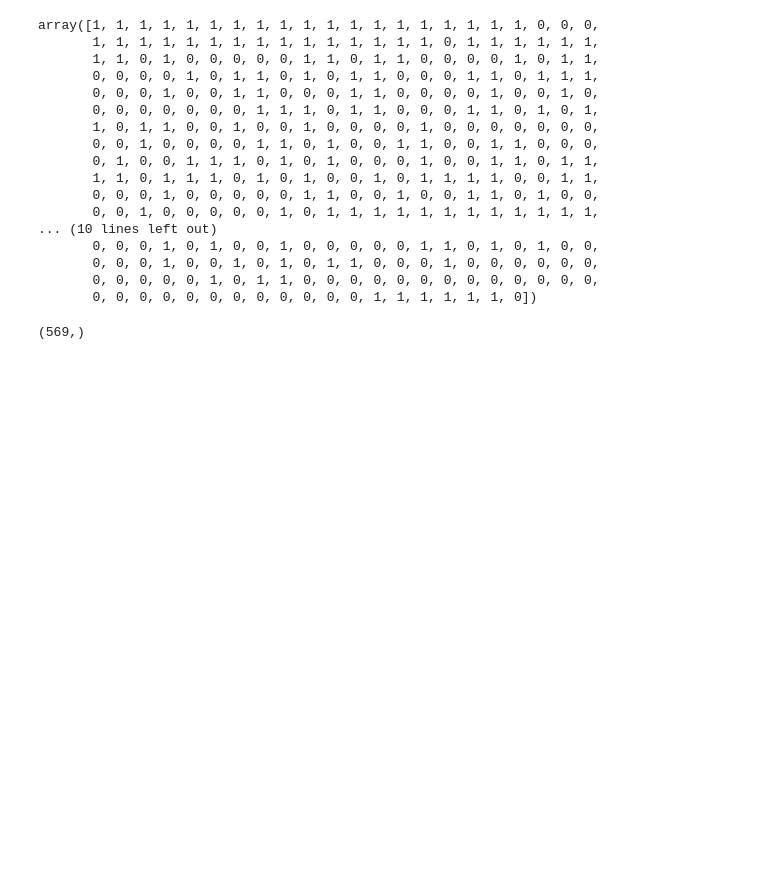
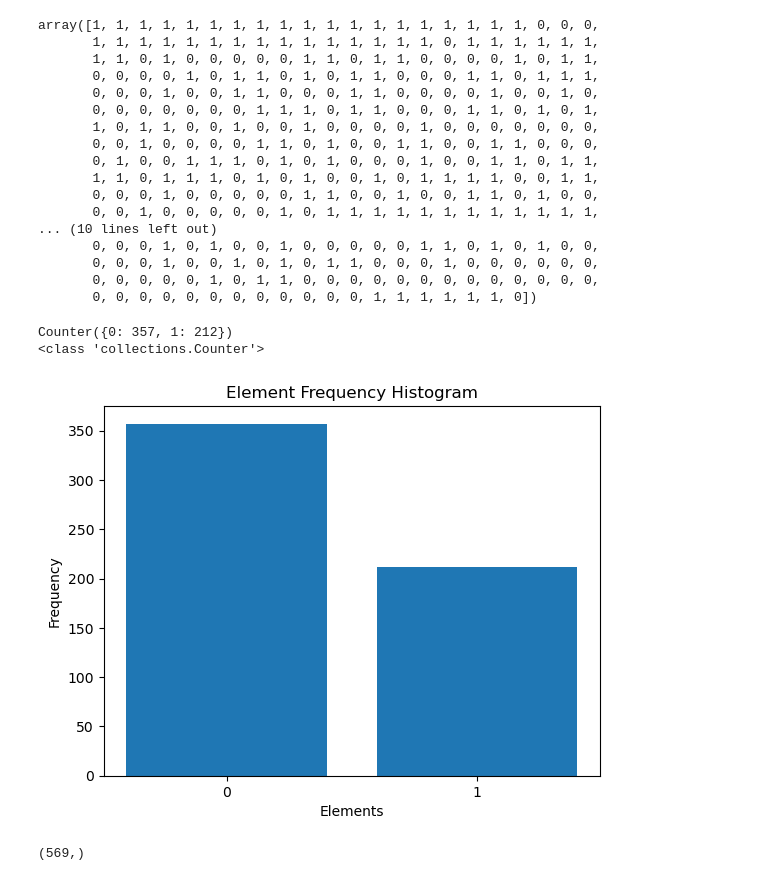
Before and after one commit to dusarp/Python-learning, a Jupyter notebook: machine learning/Raschka_ML_PyTorch_Scikit_learn/ch6/ch06.ipynb, the cells around one changed output. Drawn from its saved outputs; the diff is of its cells as text; code cells hidden in the pictures; blank space fills up the shorter version.

```diff
--- a/machine learning/Raschka_ML_PyTorch_Scikit_learn/ch6/ch06.ipynb
+++ b/machine learning/Raschka_ML_PyTorch_Scikit_learn/ch6/ch06.ipynb
@@ -55,6 +55,37 @@ array([1, 1, 1, 1, 1, 1, 1, 1, 1, 1, 1, 1, 1, 1, 1, 1, 1, 1, 1, 0, 0, 0,
        0, 0, 0, 1, 0, 0, 1, 0, 1, 0, 1, 1, 0, 0, 0, 1, 0, 0, 0, 0, 0, 0,
        0, 0, 0, 0, 0, 1, 0, 1, 1, 0, 0, 0, 0, 0, 0, 0, 0, 0, 0, 0, 0, 0,
        0, 0, 0, 0, 0, 0, 0, 0, 0, 0, 0, 0, 1, 1, 1, 1, 1, 1, 0])
+# %%
+#ezt csak azert tettem ide h megnezzem, h mennyire imbalanced
+from collections import Counter
+
+frequency = Counter(y)
+print(frequency)
+print(type(frequency))
+# %% [output]
+Counter({0: 357, 1: 212})
+<class 'collections.Counter'>
+# %%
+import matplotlib.pyplot as plt
+
+# Frequency counts (from previous examples)
+frequency = frequency
+
+# Extract elements and counts
+elements = list(frequency.keys())
+counts = list(frequency.values())
+
+# Create a histogram
+plt.bar(elements, counts)
+plt.xlabel('Elements')
+plt.ylabel('Frequency')
+plt.title('Element Frequency Histogram')
+plt.xticks(elements)
+
+# Show the plot
+plt.show()
+# %% [output]
+[figure, added]
 # %%
 y.shape
 # %% [output]
```
Also changed, not shown: 3 other files.
